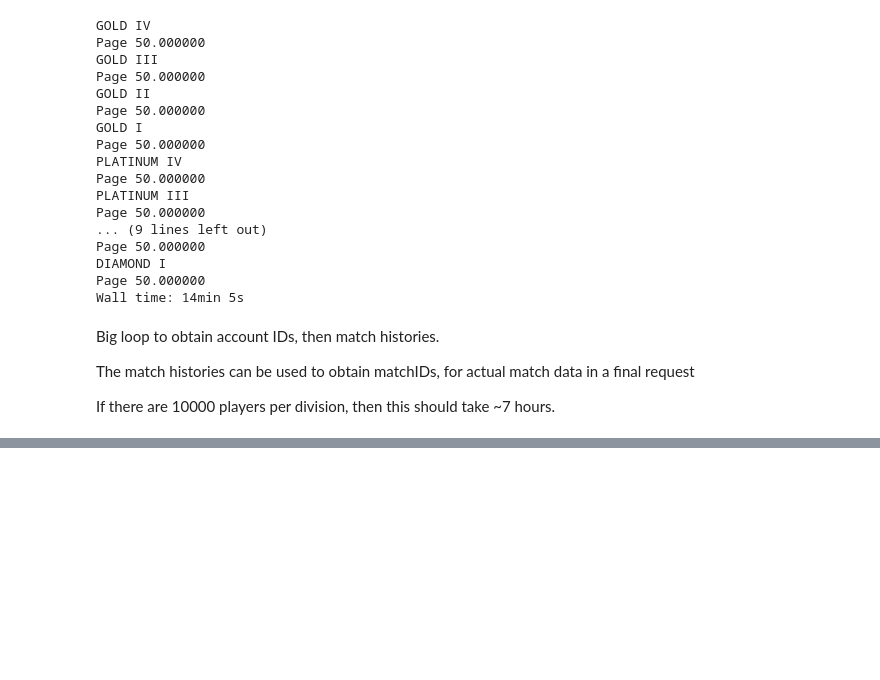
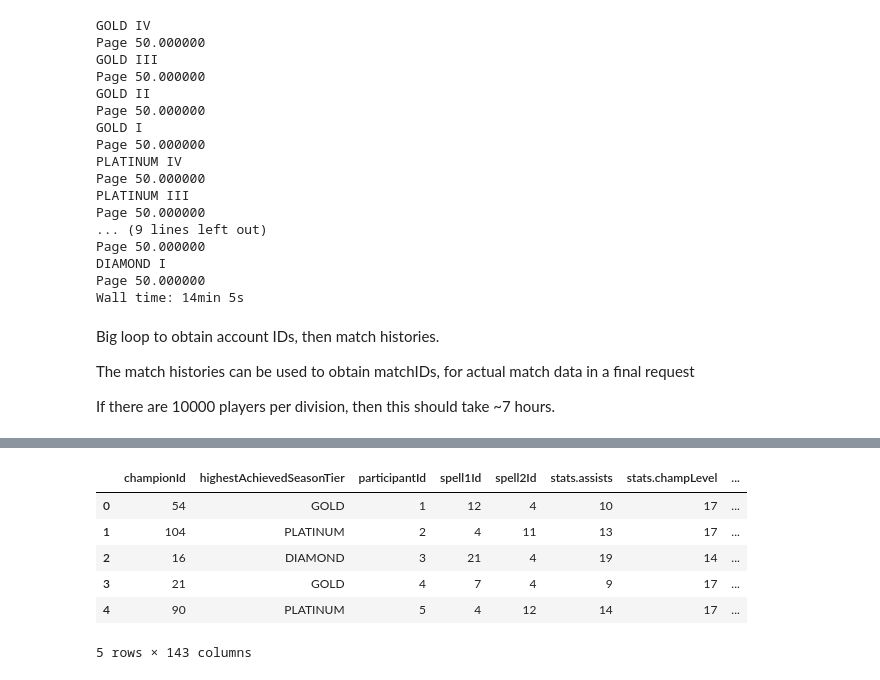
Before and after one commit to salvis2/SpringboardAlvis, a Jupyter notebook: capstone_project_1/further_work/notebooks/capstone_1_further_work_data_wrangling.ipynb, the cells around one changed output, grey strips where cells are left out. Cells and saved outputs as stored; diff of their text form; code cells hidden in the pictures; blank space fills up the shorter version.

```diff
--- a/capstone_project_1/further_work/notebooks/capstone_1_further_work_data_wrangling.ipynb
+++ b/capstone_project_1/further_work/notebooks/capstone_1_further_work_data_wrangling.ipynb
@@ -566,0 +727,11 @@ len(matches_df)
+# %%
+matches_df = pd.read_csv('../data/matches_GOLD_I.csv', index_col=0)
+matches_df.head()
+# %% [output]
+|  | championId | highestAchievedSeasonTier | participantId | spell1Id | spell2Id | stats.assists | stats.champLevel | ... |
+| 0 | 54 | GOLD | 1 | 12 | 4 | 10 | 17 | ... |
+| 1 | 104 | PLATINUM | 2 | 4 | 11 | 13 | 17 | ... |
+| 2 | 16 | DIAMOND | 3 | 21 | 4 | 19 | 14 | ... |
+| 3 | 21 | GOLD | 4 | 7 | 4 | 9 | 17 | ... |
+| 4 | 90 | PLATINUM | 5 | 4 | 12 | 14 | 17 | ... |
+5 rows × 143 columns
```
Also changed, not shown: parts of 83 cells of this notebook.
